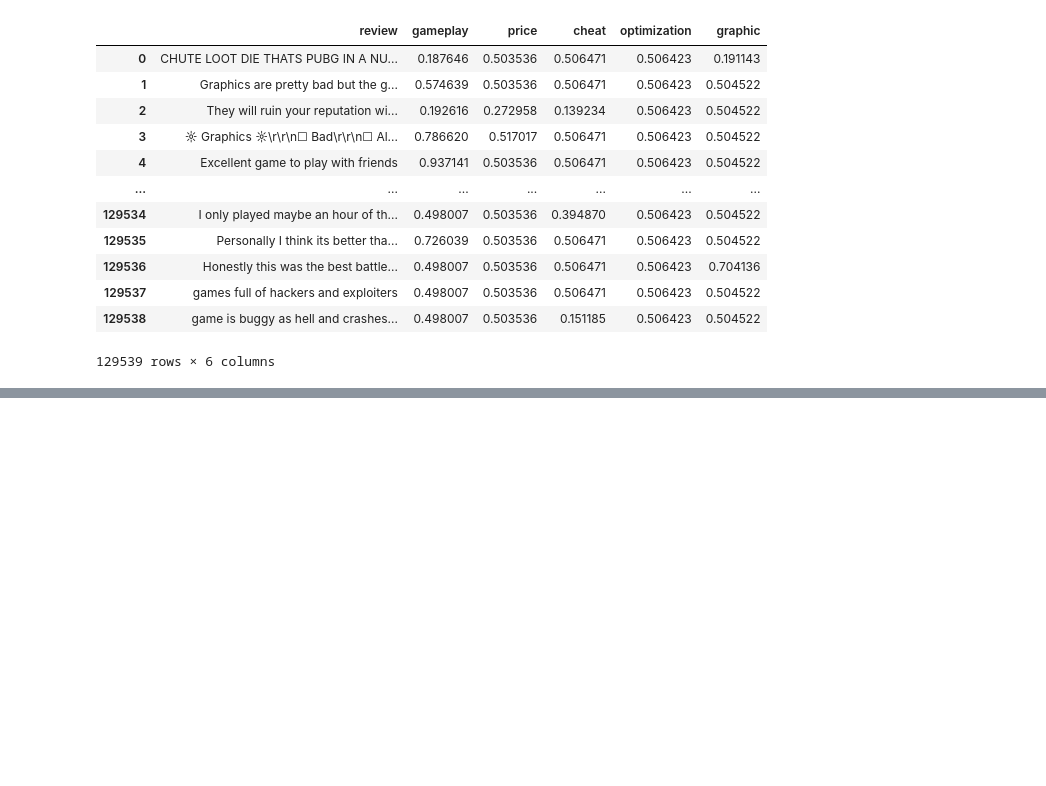
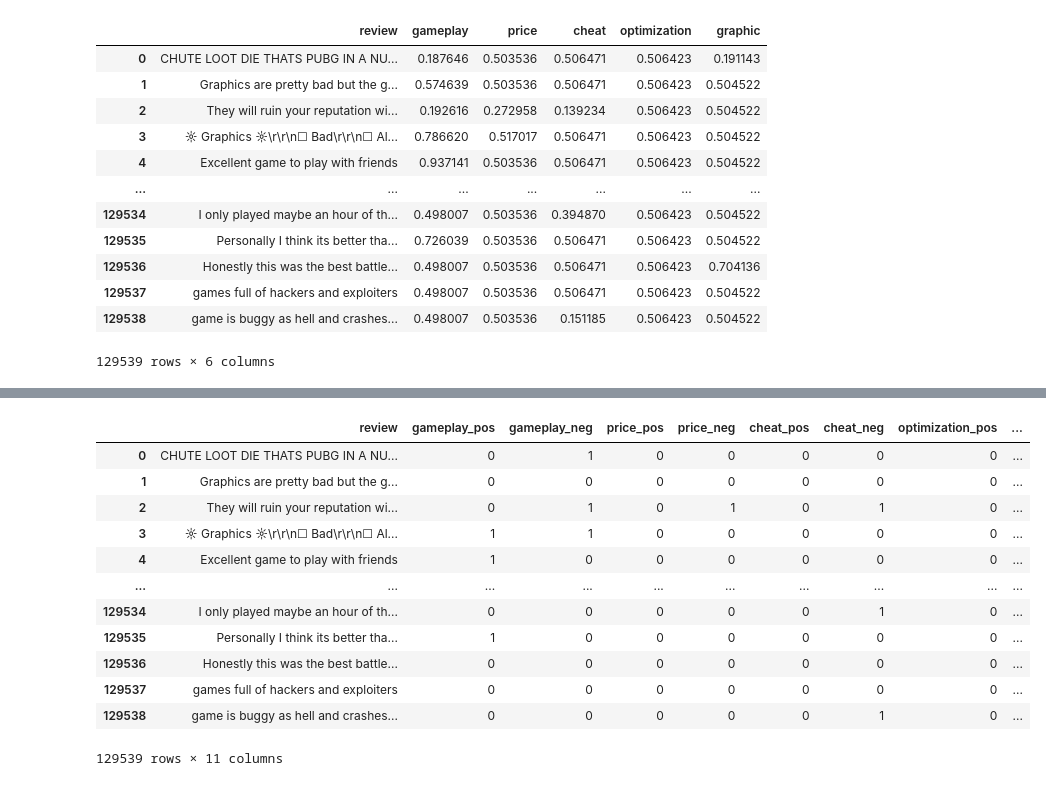
Before and after one commit to chenanchien/Steam-User-Preference-Measurement, a Jupyter notebook: Sentiment Analysis for Reviews_NLTK.ipynb, the cells around one changed output, grey strips where cells are left out. Drawn from its saved outputs; the diff is of its cells as text; code cells hidden in the pictures; blank space fills up the shorter version.

```diff
--- a/Sentiment Analysis for Reviews_NLTK.ipynb
+++ b/Sentiment Analysis for Reviews_NLTK.ipynb
@@ -252,0 +329,44 @@ KeyboardInterrupt:
+# %%
+def positive_filter(x):
+    if x >= 0.2:
+        return 1
+    else:
+        return 0
+
+def negative_filter(x):
+    if x >= 0.2:
+        return 1
+    else:
+        return 0
+# %%
+df_dict = {
+    'review': reviews,
+    'gameplay_pos': list(map(positive_filter, pos_cat_0_list)),
+    'gameplay_neg': list(map(negative_filter, neg_cat_0_list)),
+    'price_pos': list(map(positive_filter, pos_cat_1_list)),
+    'price_neg': list(map(negative_filter, neg_cat_1_list)),
+    'cheat_pos': list(map(positive_filter, pos_cat_2_list)),
+    'cheat_neg': list(map(negative_filter, neg_cat_2_list)),
+    'optimization_pos': list(map(positive_filter, pos_cat_3_list)),
+    'optimization_neg': list(map(negative_filter, neg_cat_3_list)),
+    'graphic_pos': list(map(positive_filter, pos_cat_4_list)),
+    'graphic_neg': list(map(negative_filter, neg_cat_4_list))
+}
+
+df = pd.DataFrame(df_dict)
+# %%
+df
+# %% [output]
+|  | review | gameplay_pos | gameplay_neg | price_pos | price_neg | cheat_pos | cheat_neg | optimization_pos | ... |
+| 0 | CHUTE LOOT DIE THATS PUBG IN A NU... | 0 | 1 | 0 | 0 | 0 | 0 | 0 | ... |
+| 1 | Graphics are pretty bad but the g... | 0 | 0 | 0 | 0 | 0 | 0 | 0 | ... |
+| 2 | They will ruin your reputation wi... | 0 | 1 | 0 | 1 | 0 | 1 | 0 | ... |
+| 3 | ☼ Graphics ☼\r\r\n☐ Bad\r\r\n☐ Al... | 1 | 1 | 0 | 0 | 0 | 0 | 0 | ... |
+| 4 | Excellent game to play with friends | 1 | 0 | 0 | 0 | 0 | 0 | 0 | ... |
+| ... | ... | ... | ... | ... | ... | ... | ... | ... | ... |
+| 129534 | I only played maybe an hour of th... | 0 | 0 | 0 | 0 | 0 | 1 | 0 | ... |
+| 129535 | Personally I think its better tha... | 1 | 0 | 0 | 0 | 0 | 0 | 0 | ... |
+| 129536 | Honestly this was the best battle... | 0 | 0 | 0 | 0 | 0 | 0 | 0 | ... |
+| 129537 | games full of hackers and exploiters | 0 | 0 | 0 | 0 | 0 | 0 | 0 | ... |
+| 129538 | game is buggy as hell and crashes... | 0 | 0 | 0 | 0 | 0 | 1 | 0 | ... |
+129539 rows × 11 columns
```
Also changed, not shown: parts of 9 cells of this notebook, 1 other file.
